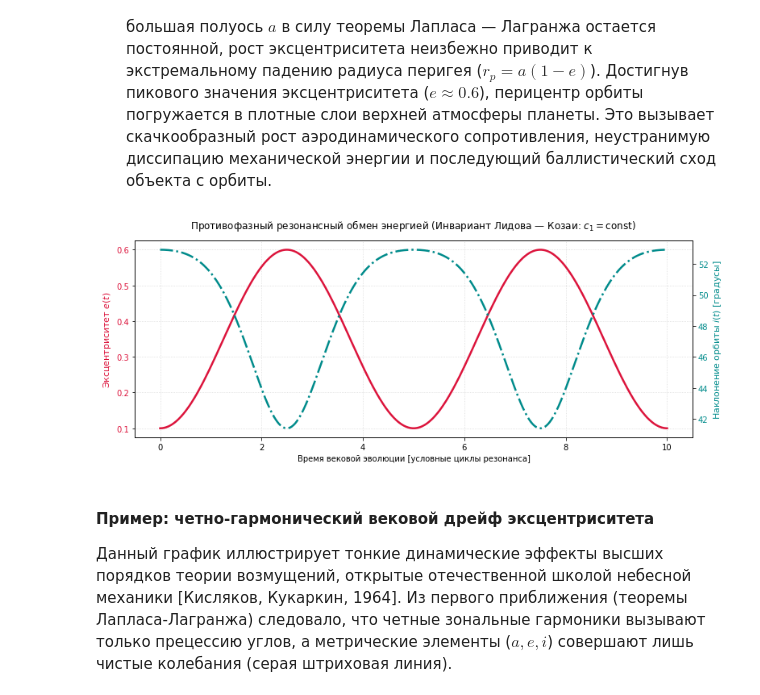
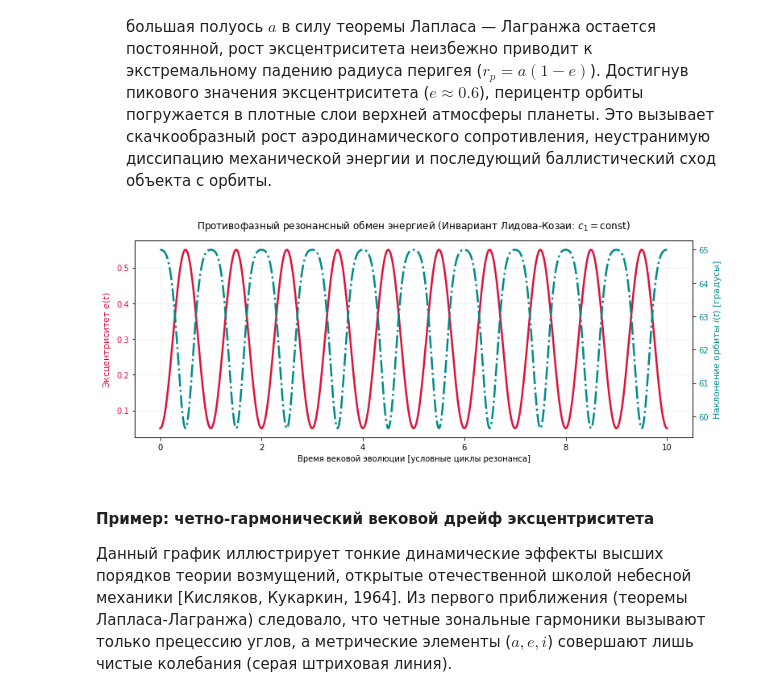
Before and after one commit to DPritykin/nonlinear-dynamics, a Jupyter notebook: Asymtotic Methods in Astrodynamics/C.1 Применение асимптотических методов к динамике ИСЗ на низких орбитах.ipynb, the cells around one changed output. Saved outputs shown, nothing was run; the diff lists cells and outputs as text; code cells hidden in the pictures.

```diff
--- a/Asymtotic Methods in Astrodynamics/C.1 Применение асимптотических методов к динамике ИСЗ на низких орбитах.ipynb
+++ b/Asymtotic Methods in Astrodynamics/C.1 Применение асимптотических методов к динамике ИСЗ на низких орбитах.ipynb
@@ -221,49 +222,49 @@ import numpy as np
 import matplotlib.pyplot as plt
 
 # =========================================================================
-# МОДЕЛИРОВАНИЕ ВЕКОВОГО РЕЗОНАНСА ЛИДОВА — КОЗАИ
+# МОДЕЛИРОВАНИЕ ВЕКОВОГО РЕЗОНАНСА ЛИДОВА-КОЗАИ
 # =========================================================================
 
-# Временная шкала вековой эволюции (в условных циклах резонанса)
 t_resonance = np.linspace(0, 10, 1000)
+e_min = 0.05
+e_max = 0.55
 
-# Физические параметры модуляции орбит с высоким наклонением
-e_min = 0.1
-e_max = 0.6
-# Инвариант Лидова-Козаи (проекция кинетического момента на ось вращения системы)
-L_z_const = 0.6
+# Задаем честный физический старт из резонансной зоны высокого наклонения (i0 ≈ 65 градусов)
+i0_rad = np.radians(65.0)
+L_z_const = np.cos(i0_rad) * np.sqrt(1.0 - e_min**2) # Истинный закон сохранения проекции момента
 
 # Моделирование периодического колебания эксцентриситета в резонансной зоне
-e_t = e_min + (e_max - e_min) * (0.5 * (1 - np.cos(2 * np.pi * t_resonance / 5.0)))
+e_t = e_min + (e_max - e_min) * (0.5 * (1.0 - np.cos(2.0 * np.pi * t_resonance)))
 
-# Точный аналитический расчет наклонения i(t) через инвариант для сохранения консервативности
-i_rad = np.arccos(L_z_const / np.sqrt(1 - e_t**2))
+# Точный расчет наклонения i(t) через инвариант Лидова-Козаи
+i_rad = np.arccos(L_z_const / np.sqrt(1.0 - e_t**2))
 i_deg = np.degrees(i_rad)
+
 
 # Отображение результатов сопряженной макроэволюции
 fig, ax1 = plt.subplots(figsize=(11, 4.5))
 
 # Отрисовка левой оси (Эксцентриситет орбиты)
 color = 'crimson'
 ax1.set_xlabel('Время вековой эволюции [условные циклы резонанса]', fontsize=10)
 ax1.set_ylabel('Эксцентриситет $e(t)$', color=color, fontsize=11)
 ax1.plot(t_resonance, e_t, color=color, lw=2.5, label='Эксцентриситет $e(t)$')
 ax1.tick_params(axis='y', labelcolor=color)
 ax1.grid(True, linestyle=':', alpha=0.5)
 
 # Создание сопряженной правой оси (Наклонение орбиты)
 ax2 = ax1.twinx()
 color = 'darkcyan'
 ax2.set_ylabel('Наклонение орбиты $i(t)$ [градусы]', color=color, fontsize=11)
 ax2.plot(t_resonance, i_deg, color=color, lw=2.5, linestyle='-.', label='Наклонение $i(t)$')
 ax2.tick_params(axis='y', labelcolor=color)
 
 # Добавление общего текстового информера о сохранении интеграла движения
-plt.title('Противофазный резонансный обмен энергией (Инвариант Лидова — Козаи: $c_1 = \\text{const}$)', fontsize=12, pad=15)
+plt.title('Противофазный резонансный обмен энергией (Инвариант Лидова-Козаи: $c_1 = \\text{const}$)', fontsize=12, pad=15)
 fig.tight_layout()
 plt.show()
 # %% [output]
-[figure, old version]
+[figure, new version]
 # %% [markdown]
 #### Пример: четно-гармонический вековой дрейф эксцентриситета
 
```
Also changed, not shown: parts of 11 cells of this notebook.
